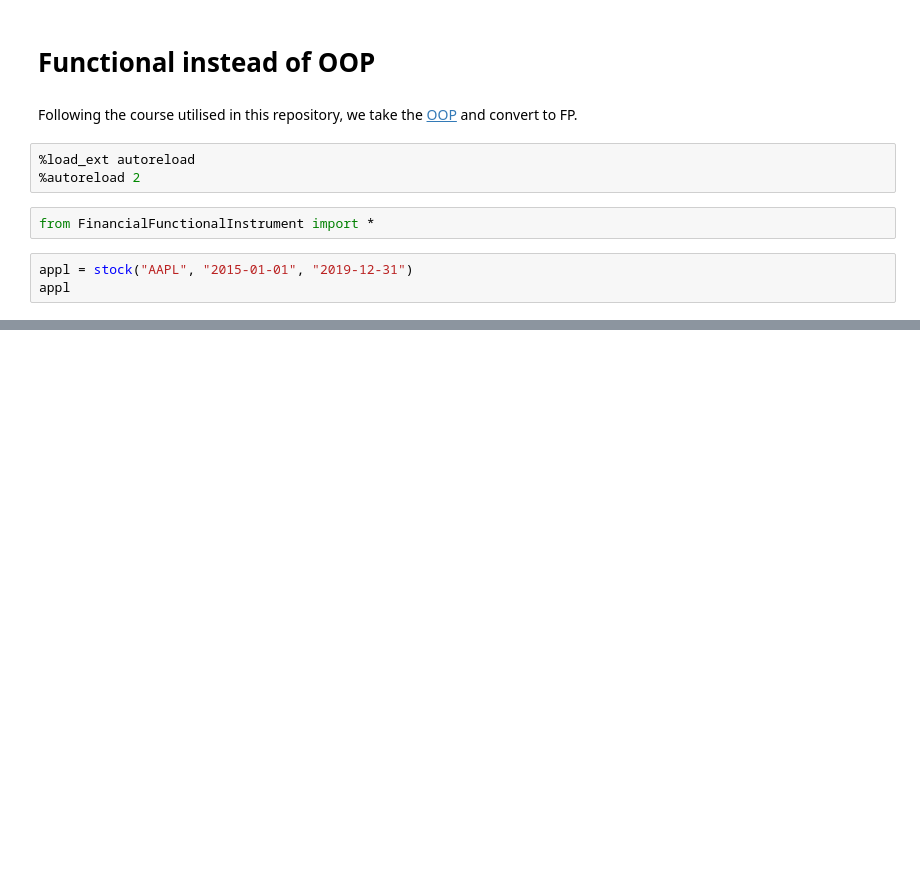
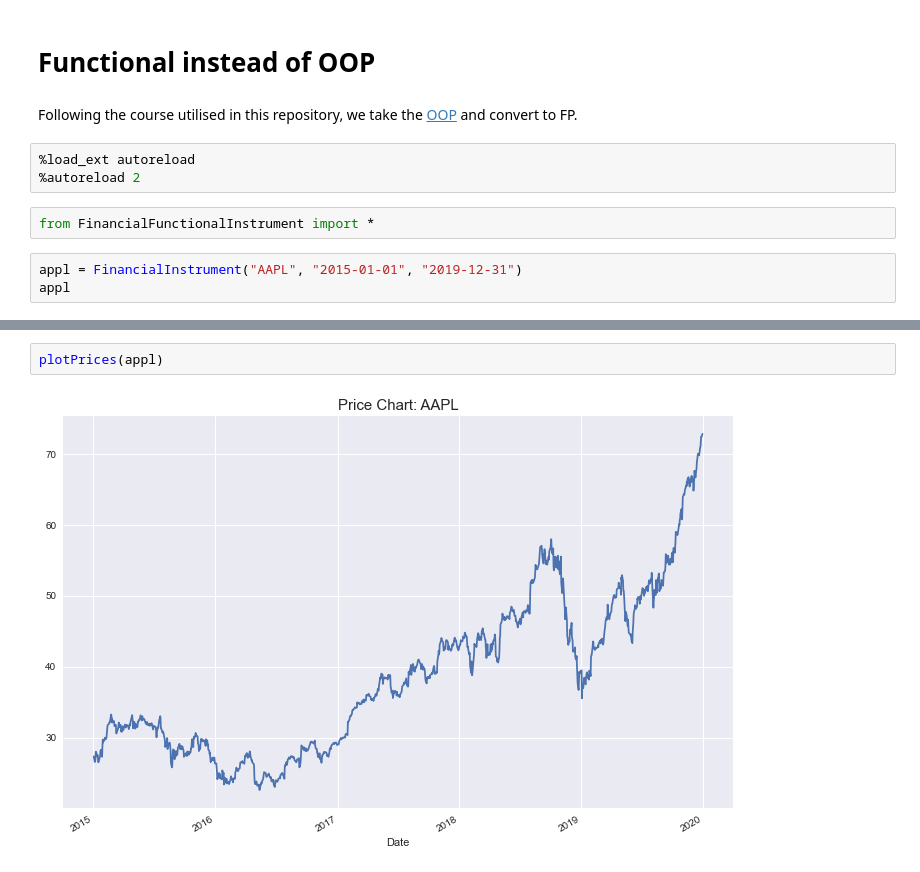
Before and after one commit to davidainslie/binance, a Jupyter notebook: src/functional-instead-of-oop.ipynb, the cells around one changed output, grey strips where cells are left out. Drawn from its saved outputs; the diff is of its cells as text; blank space fills up the shorter version.

Commit message:
Financial instrument FP style

```diff
--- a/src/functional-instead-of-oop.ipynb
+++ b/src/functional-instead-of-oop.ipynb
@@ -8,6 +8,6 @@ Following the course utilised in this repository, we take the [OOP](oop.ipynb) a
 # %%
 from FinancialFunctionalInstrument import *
 # %%
-appl = stock("AAPL", "2015-01-01", "2019-12-31")
+appl = FinancialInstrument("AAPL", "2015-01-01", "2019-12-31")
 appl
 # %% [output]
@@ -44,0 +50,4 @@ logReturns(appl)
+# %%
+plotPrices(appl)
+# %% [output]
+[figure, added]
```
Also changed, not shown: parts of 7 cells of this notebook, 1 other file.
